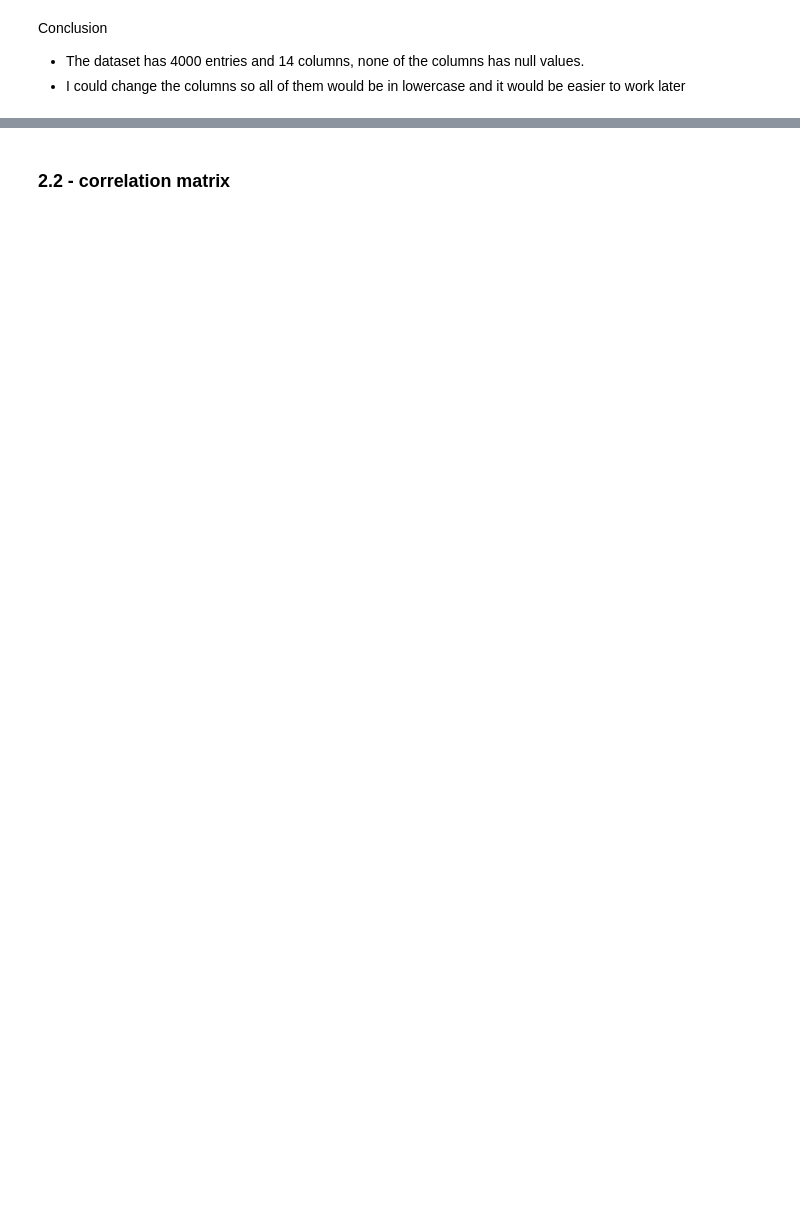
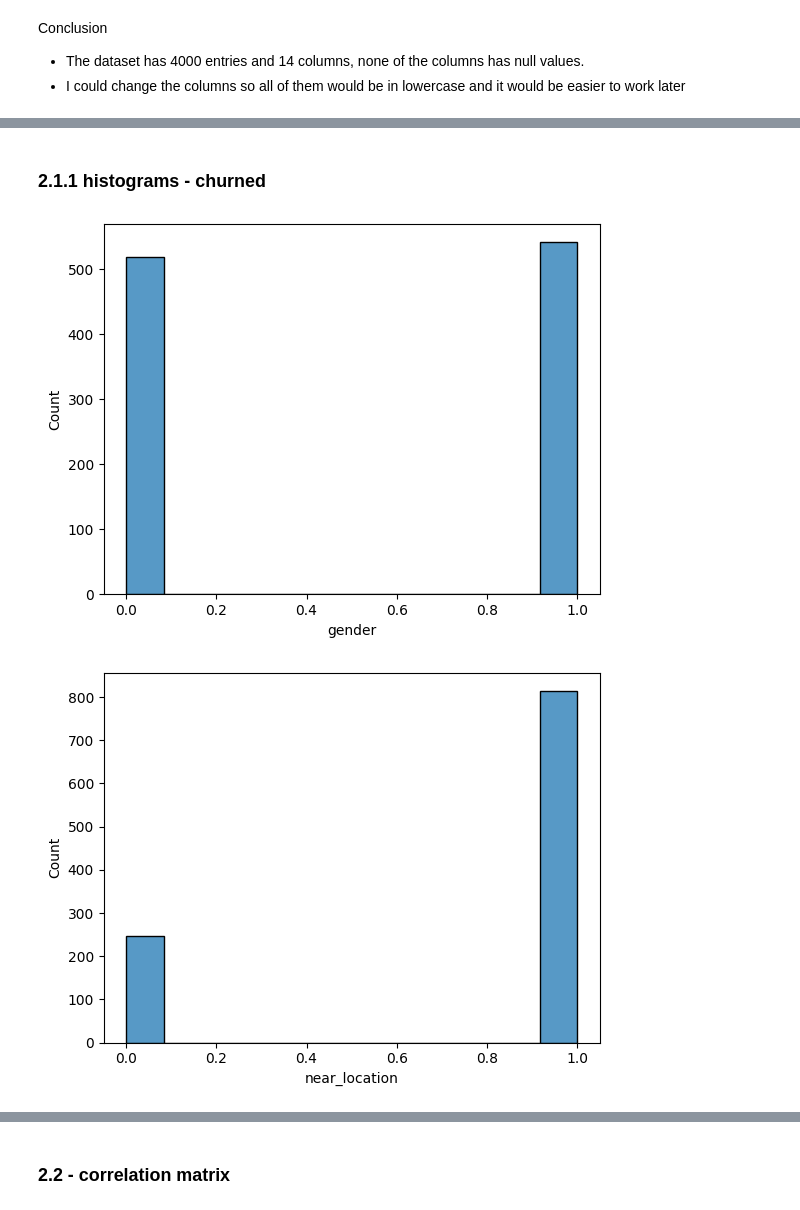
Before and after one commit to renanpan/Rotatividade_de_clientes_com_ML, a Jupyter notebook: sprint_12_project.ipynb, the cells around one changed output, grey strips where cells are left out. Saved outputs shown, nothing was run; the diff lists cells and outputs as text; code cells hidden in the pictures; blank space fills up the shorter version.

```diff
--- a/sprint_12_project.ipynb
+++ b/sprint_12_project.ipynb
@@ -136,0 +199,11 @@ gym_churn.columns = new_col_names
+# %% [markdown]
+### 2.1.1 histograms - churned
+# %%
+#building histograms - churned
+
+for col in churned:
+    sns.histplot(x=churned[col])
+    plt.show()
+# %% [output]
+[figure, added]
+[figure, added]
```
Also changed, not shown: parts of 26 cells of this notebook.
